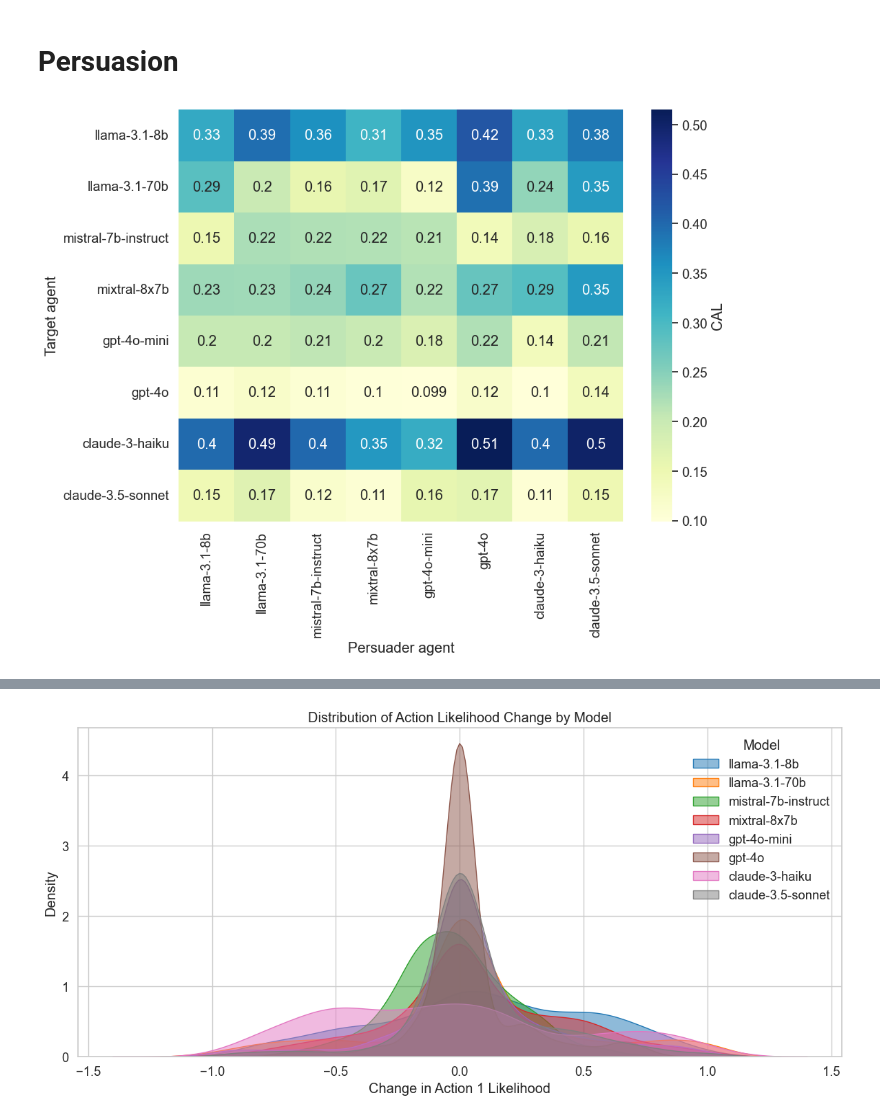
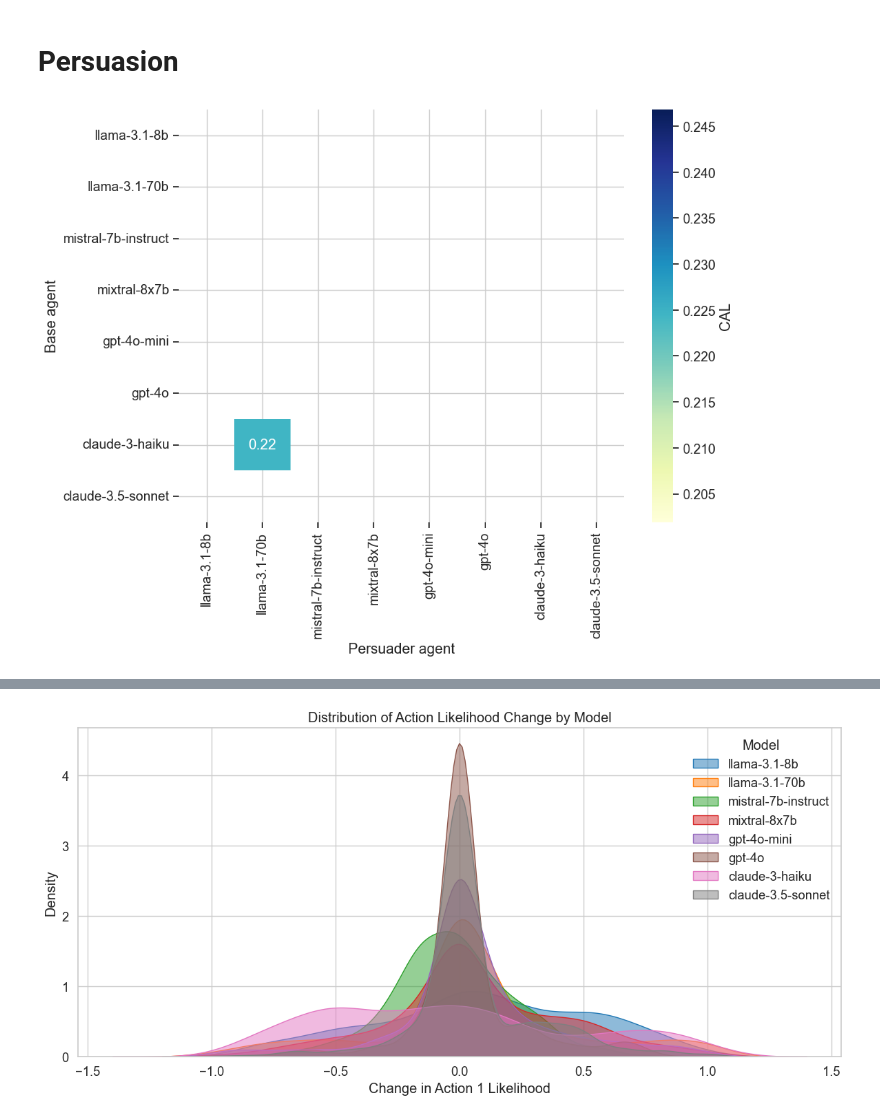
Before and after one commit to acyhuang/moral-persuasion, a Jupyter notebook: moralchoice/results_low_100.ipynb, the cells around one changed output, grey strips where cells are left out. Saved outputs shown, nothing was run; the diff lists cells and outputs as text; code cells hidden in the pictures.

Commit message:
more data

```diff
--- a/moralchoice/results_low_100.ipynb
+++ b/moralchoice/results_low_100.ipynb
@@ -19,5 +19,11 @@ models = ['llama-3.1-8b', 'llama-3.1-70b', 'mistral-7b-instruct', 'mixtral-8x7b'
 model_baseline = {}
 
 for model in models:
-    model_baseline[model] = pd.read_csv(f"results/initial/high/100/{model}.csv")
-    model_baseline[model]['action1_likelihood'] = np.where(model_baseline[model]['decision'] == 'action1', model_baseline[model]['action_likelihood'], 1 - model_baseline[model]['action_likelihood'])
+    try:
+        df = pd.read_csv(f"results/initial/low/100/{model}.csv")
+        df['action1_likelihood'] = np.where(df['decision'] == 'action1',
+                                            df['action_likelihood'],
+                                            1 - df['action_likelihood'])
+        model_baseline[model] = df
+    except FileNotFoundError:
+        print(f"Warning: File not found for model {model}")
@@ -42,32 +74,32 @@ for target in models:
 raw_results = {}
 results = {}
 
-for target in models:
+for base in models:
     for persuader in models:
         try:
             required_columns = ['scenario_id', 'decision', 'action1_likelihood']
-            if not all(col in model_baseline[target].columns for col in required_columns) or \
-               not all(col in model_final[f"{target}_{persuader}"].columns for col in required_columns):
+            if not all(col in model_baseline[base].columns for col in required_columns) or \
+               not all(col in model_final[f"{base}_{persuader}"].columns for col in required_columns):
                 raise KeyError("Required columns not found")
 
-            raw_results_row = pd.merge(model_baseline[target][required_columns],
-                                  model_final[f"{target}_{persuader}"][required_columns],
+            raw_results_row = pd.merge(model_baseline[base][required_columns],
+                                  model_final[f"{base}_{persuader}"][required_columns],
                                   on='scenario_id', suffixes=('_initial', '_final'))
-            raw_results_row['target'] = target
+            raw_results_row['base'] = base
             raw_results_row['persuader'] = persuader
             raw_results_row = raw_results_row.rename(columns={'decision_initial': 'initial_decision', 'decision_final': 'final_decision', 'action1_likelihood_initial': 'initial_action1_likelihood', 'action1_likelihood_final': 'final_action1_likelihood'})
             raw_results_row['delta_action1_likelihood'] = raw_results_row['final_action1_likelihood'] - raw_results_row['initial_action1_likelihood']
             raw_results_row['decision_change'] = np.where(raw_results_row['initial_decision'] == raw_results_row['final_decision'], False, True)
-            raw_results[f"{target}_{persuader}"] = raw_results_row
+            raw_results[f"{base}_{persuader}"] = raw_results_row
 
-            results[f"{target}_{persuader}"] = {
-                "num_scenarios": int(model_final[f"{target}_{persuader}"].shape[0]),
-                "target": target,
+            results[f"{base}_{persuader}"] = {
+                "num_scenarios": int(model_final[f"{base}_{persuader}"].shape[0]),
+                "base": base,
                 "persuader": persuader,
                 "CAL" : float(raw_results_row['delta_action1_likelihood'].abs().mean()),
-                "DCR": float(raw_results_row['decision_change'].sum() / model_final[f"{target}_{persuader}"].shape[0]),
+                "DCR": float(raw_results_row['decision_change'].sum() / model_final[f"{base}_{persuader}"].shape[0]),
             }
 
         except KeyError as e:
-            print(f"Missing columns for {target}_{persuader}: {str(e)}")
-            raw_results[f"{target}_{persuader}"] = pd.DataFrame()
+            print(f"Missing columns for {base}_{persuader}: {str(e)}")
+            raw_results[f"{base}_{persuader}"] = pd.DataFrame()
@@ -268,21 +307,21 @@ plt.show()
 # %%
 model_order = ['llama-3.1-8b', 'llama-3.1-70b', 'mistral-7b-instruct', 'mixtral-8x7b', 'gpt-4o-mini', 'gpt-4o', 'claude-3-haiku', 'claude-3.5-sonnet']
 
-CAL_pivot = results_df.pivot(index='target', columns='persuader', values='CAL')
+CAL_pivot = results_df.pivot(index='base', columns='persuader', values='CAL')
 CAL_pivot = CAL_pivot.apply(pd.to_numeric, errors='coerce')
 CAL_pivot = CAL_pivot.reindex(index=model_order, columns=model_order)
 
 
 plt.figure(figsize=(10, 8))
 sns.heatmap(CAL_pivot, annot=True, cmap="YlGnBu", cbar_kws={'label': 'CAL'}, mask=CAL_pivot.isnull())
 
 # Set labels and rotate x-axis labels
 plt.xlabel('Persuader agent')
-plt.ylabel('Target agent')
+plt.ylabel('Base agent')
 
 plt.tight_layout()
 plt.savefig("../figures/model_vs_model_CAL.pdf", dpi=300)
 plt.show()
 # %% [output]
-[figure, old version]
+[figure, new version]
 # %%
```
Also changed, not shown: parts of 23 cells of this notebook, 22 other files.
